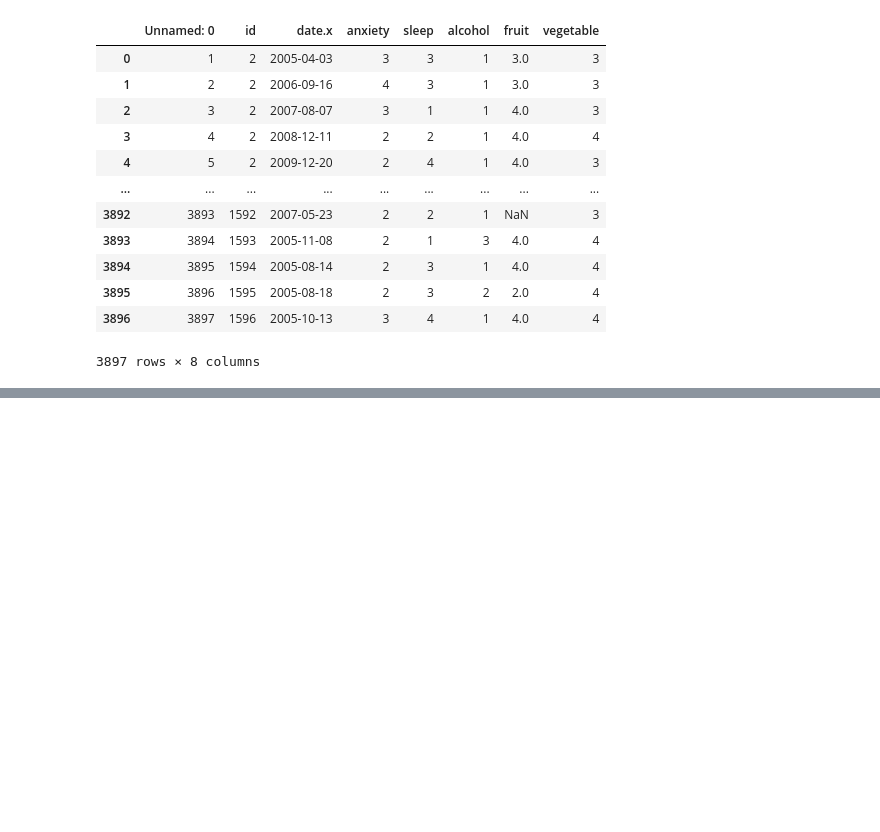
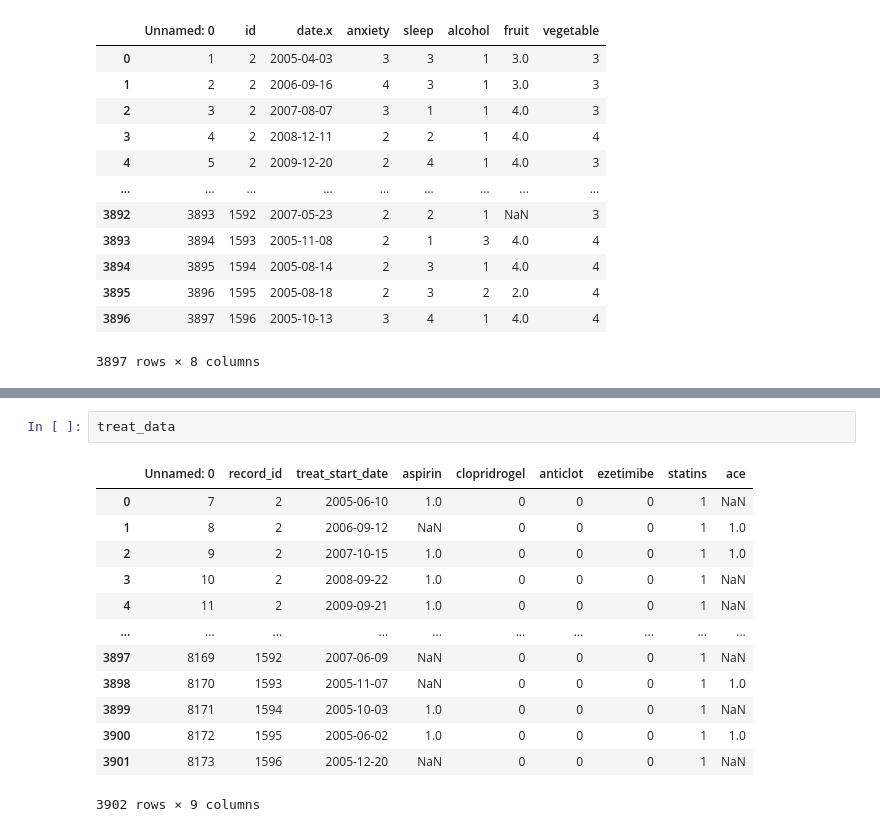
Before and after one commit to hds-sandbox/Dyn_Risk_Pred_Course, a Jupyter notebook: Code/exercise_solutions/Workshop_0_data_sources_asquisition.ipynb, the cells around one changed output, grey strips where cells are left out. Saved outputs shown, nothing was run; the diff lists cells and outputs as text; blank space fills up the shorter version.

```diff
--- a/Code/exercise_solutions/Workshop_0_data_sources_asquisition.ipynb
+++ b/Code/exercise_solutions/Workshop_0_data_sources_asquisition.ipynb
@@ -77,0 +271,16 @@ quest_data
+# %%
+treat_data
+# %% [output]
+|  | Unnamed: 0 | record_id | treat_start_date | aspirin | clopridrogel | anticlot | ezetimibe | statins | ace |
+| 0 | 7 | 2 | 2005-06-10 | 1.0 | 0 | 0 | 0 | 1 | NaN |
+| 1 | 8 | 2 | 2006-09-12 | NaN | 0 | 0 | 0 | 1 | 1.0 |
+| 2 | 9 | 2 | 2007-10-15 | 1.0 | 0 | 0 | 0 | 1 | 1.0 |
+| 3 | 10 | 2 | 2008-09-22 | 1.0 | 0 | 0 | 0 | 1 | NaN |
+| 4 | 11 | 2 | 2009-09-21 | 1.0 | 0 | 0 | 0 | 1 | NaN |
+| ... | ... | ... | ... | ... | ... | ... | ... | ... | ... |
+| 3897 | 8169 | 1592 | 2007-06-09 | NaN | 0 | 0 | 0 | 1 | NaN |
+| 3898 | 8170 | 1593 | 2005-11-07 | NaN | 0 | 0 | 0 | 1 | 1.0 |
+| 3899 | 8171 | 1594 | 2005-10-03 | 1.0 | 0 | 0 | 0 | 1 | NaN |
+| 3900 | 8172 | 1595 | 2005-06-02 | 1.0 | 0 | 0 | 0 | 1 | 1.0 |
+| 3901 | 8173 | 1596 | 2005-12-20 | NaN | 0 | 0 | 0 | 1 | NaN |
+3902 rows × 9 columns
```
Also changed, not shown: parts of 14 cells of this notebook, 3 other files.
